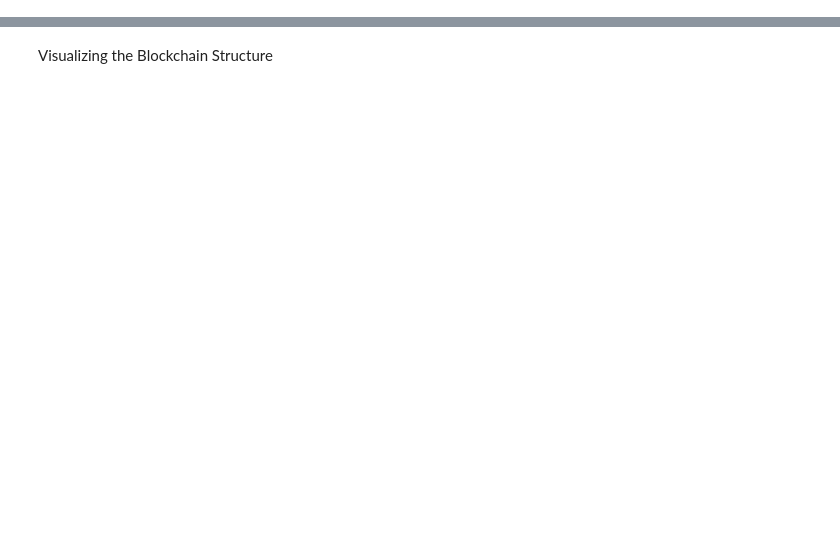
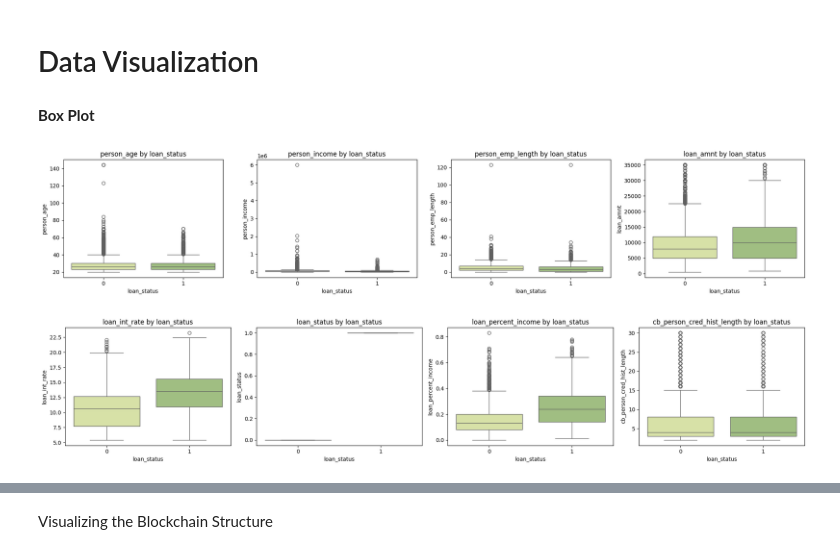
Before and after one commit to Monirules/Zero-Knowledge-Proof-based-Merkle-Tree-Enhanced-Credit-Score, a Jupyter notebook: Credit_Score_Blockchain_Final.ipynb, the cells around one changed output, grey strips where cells are left out. Saved outputs shown, nothing was run; the diff lists cells and outputs as text; code cells hidden in the pictures; blank space fills up the shorter version.

```diff
--- a/Credit_Score_Blockchain_Final.ipynb
+++ b/Credit_Score_Blockchain_Final.ipynb
@@ -289,22 +0,0 @@ Class imbalance check
-# %%
-import matplotlib.pyplot as plt
-import seaborn as sns
-
-label_map = {0: 0, 0.5: 1, 1: 2}
-label_reverse_map = {v: k for k, v in label_map.items()}
-df['credit_score'] = df['credit_score'].map(label_map)
-
-plt.figure(figsize=(6, 5))
-ax = sns.countplot(x='credit_score', data=df, palette=["#A1683A", "#FFC26F"])
-plt.title("Class Distribution")
-plt.xlabel("credit_score")
-plt.ylabel("Count")
-
-# Add count labels on top of bars
-for p in ax.patches:
-    height = p.get_height()
-    ax.annotate(f'{height}', (p.get_x() + p.get_width() / 2., height),
-                ha='center', va='bottom', fontsize=10, color='black')
-
-plt.tight_layout()
-plt.show()
@@ -456,0 +33,30 @@ Graph representation of a Merkle Tree
+# %% [markdown]
+# Data Visualization
+# %% [markdown]
+**Box Plot**
+# %%
+import seaborn as sns
+import matplotlib.pyplot as plt
+
+# Define custom colors for the two categories in loan_status
+custom_palette = {"1": "#A0C878", "0": "#DDEB9D"}  # Blue and Orange
+
+numeric_cols = df.select_dtypes(include='number').columns.tolist()
+
+def plot_box_plots(df, columns, target='loan_status', per_page=4):
+    total = len(columns)
+    for i in range(0, total, per_page):
+        subset = columns[i:i+per_page]
+        fig, axs = plt.subplots(1, len(subset), figsize=(5 * len(subset), 4))
+        if len(subset) == 1:
+            axs = [axs]
+        for ax, col in zip(axs, subset):
+            sns.boxplot(x=target, y=col, data=df, ax=ax, palette=custom_palette)
+            ax.set_title(f'{col} by {target}')
+        plt.tight_layout()
+        plt.show()
+
+plot_box_plots(df, numeric_cols)
+# %% [output]
+[figure, added]
+[figure, added]
```
Also changed, not shown: parts of 77 cells of this notebook.
